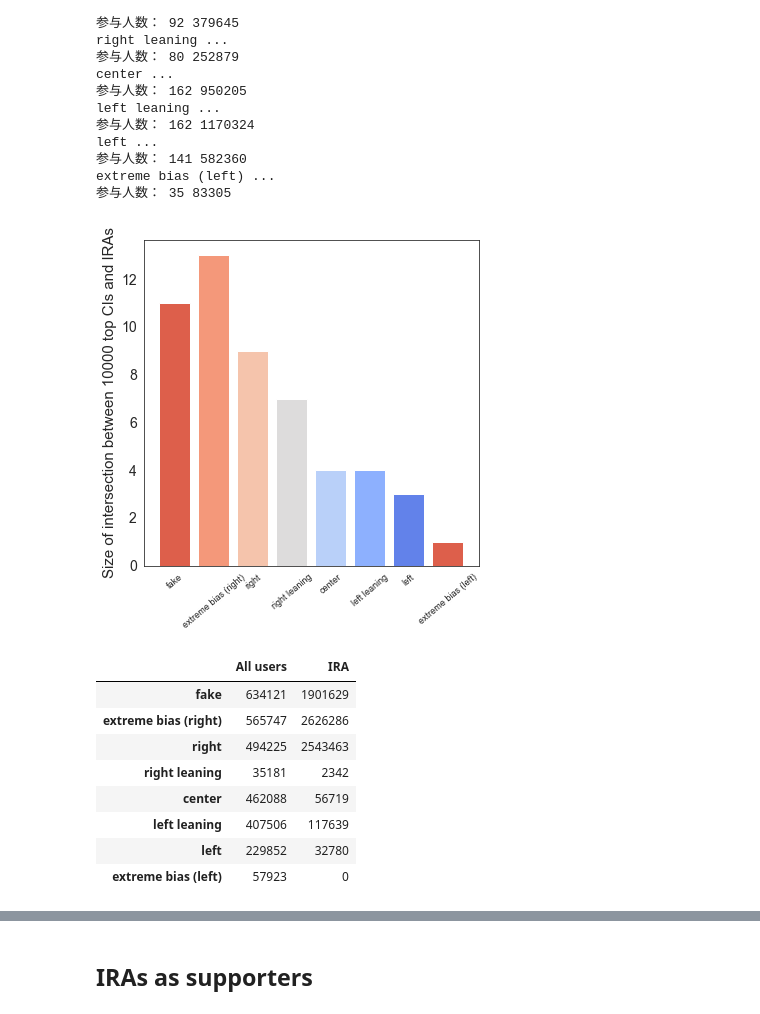
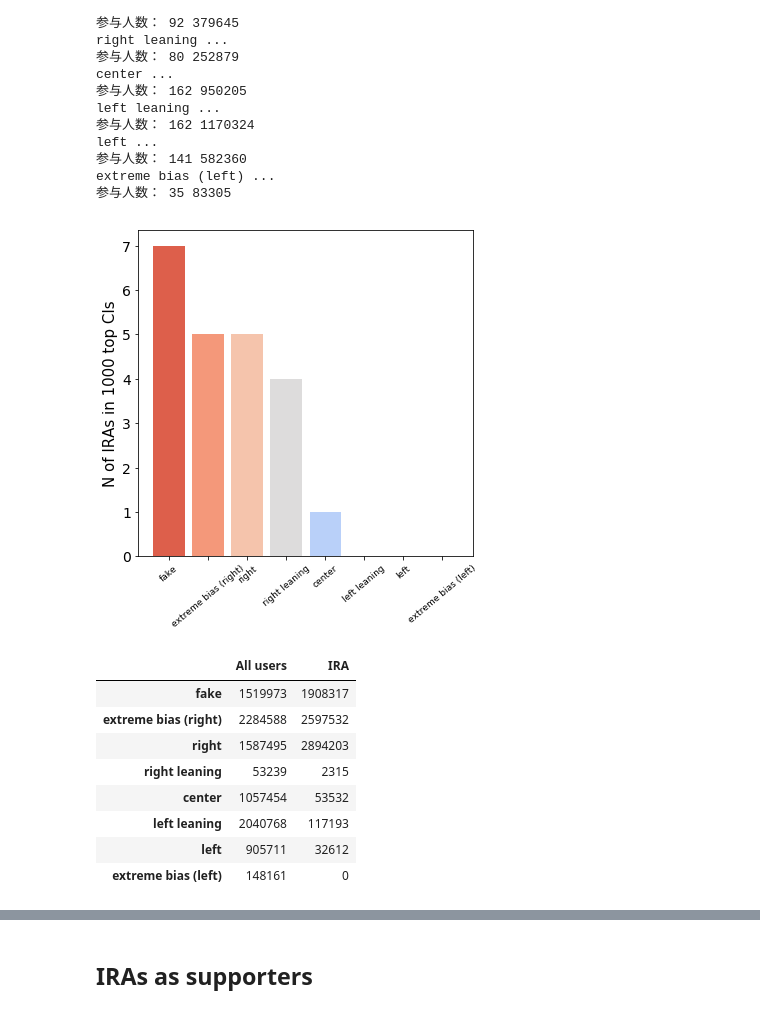
Before and after one commit to kayzhou/fake_news_during_election, a Jupyter notebook: all_tweets.ipynb, the cells around one changed output, grey strips where cells are left out. Drawn from its saved outputs; the diff is of its cells as text; code cells hidden in the pictures.

```diff
--- a/all_tweets.ipynb
+++ b/all_tweets.ipynb
@@ -1517,2 +1479,2 @@ def load_all_users():
 # %%
-all_users = load_all_users()
+all_users = Lebron.load_all_users()
@@ -1808,27 +1771,3 @@ left
 extreme bias (left)
 # %% [markdown]
 用户发source tweets的分布
-# %%
-# USER_TABLE = {}
-
-for i in range(len(map_labels)):
-    lab = map_labels[str(i)]
-    print(lab)
-    plt.figure(figsize=(10, 4))
-    ax = plt.subplot(121)
-    _users = all_users[all_users[lab + "_source"] > 0]
-    _users[lab + "_source"].hist(ax=ax, bins=20)
-    # display(all_users[lab + "_source"].describe())
-    USER_TABLE[lab] = _users[lab + "_source"].describe()
-    plt.yscale("log")
-
-    ax = plt.subplot(122)
-    IRA_users[lab + "_source"].hist(ax=ax, bins=20)
-    plt.yscale("log")
-    if lab == "fake":
-        plt.show()
-    plt.close()
-
-
-# USER_TABLE = pd.DataFrame(USER_TABLE).transpose()
-# USER_TABLE
@@ -1886,13 +1821,15 @@ extreme bias (left) 0
 # %%
 import graph_tool.all as gt
 # %%
+# 可以选择类型，both or out
+
 def build_CI_rank(graph_file):
     g = gt.load_graph(graph_file)
-    user_CI = {g.vp.id[v]: g.vp.CI_both[v] for v in g.vertices()}
+    user_CI = {g.vp.id[v]: g.vp.CI_out[v] for v in g.vertices()}
     st_user_CI = sorted(user_CI.items(), key=lambda d: d[1], reverse=True)
     return user_CI, st_user_CI
 # %%
-top_num = 10000
+top_num = 1000
 
 len_intersection = {}
 dict_CI_value = {}
@@ -1917,7 +1854,7 @@ for label in f_labels:
     IRA_CI_value = int(np.array(IRA_CI_value).mean())
     all_CI_value = int(np.array([[d for d in user_CI.values()]]).mean())
 
-    dict_CI_value[label] = {"IRA": IRA_CI_value, "All users":all_CI_value}
+    dict_CI_value[label] = {"IRA": IRA_CI_value, "All users": all_CI_value}
 # %% [output]
 fake ...
 参与人数： 67 186540
@@ -1938,34 +1875,34 @@ extreme bias (left) ...
 # %%
 def plot_corr(cor):
     # display(cor)
     plt.figure(figsize=(6, 6))
     x = range(len(f_labels))
     for i in x:
         plt.bar(i, cor[f_labels[i]], color=sns.color_palette("coolwarm", 7)[6-i])
     plt.xticks(x, f_labels)
 #     plt.xlabel('Only IRA', fontsize=15)
-    plt.ylabel('Size of intersection between {} top CIs and IRAs'.format(top_num), fontsize=15)
+    plt.ylabel('N of IRAs in {} top CIs'.format(top_num), fontsize=15)
     plt.xticks(fontsize=9, rotation=40); plt.yticks(fontsize=14)
     plt.savefig("fig/size-of-intersection{}.pdf".format(top_num), dpi=300, bbox_inches='tight')
     plt.show()
     plt.tight_layout()
     plt.close()
 
 plot_corr(len_intersection)
 
 compare_CI_value = pd.DataFrame(dict_CI_value).transpose()
 compare_CI_value
 # %% [output]
-[figure, old version]
+[figure, new version]
 |  | All users | IRA |
-| fake | 634121 | 1901629 |
-| extreme bias (right) | 565747 | 2626286 |
-| right | 494225 | 2543463 |
-| right leaning | 35181 | 2342 |
-| center | 462088 | 56719 |
-| left leaning | 407506 | 117639 |
-| left | 229852 | 32780 |
-| extreme bias (left) | 57923 | 0 |
+| fake | 1519973 | 1908317 |
+| extreme bias (right) | 2284588 | 2597532 |
+| right | 1587495 | 2894203 |
+| right leaning | 53239 | 2315 |
+| center | 1057454 | 53532 |
+| left leaning | 2040768 | 117193 |
+| left | 905711 | 32612 |
+| extreme bias (left) | 148161 | 0 |
 # %%
 ax = plt.figure(figsize=(10, 6))
 plt.ylabel("Average CI values", fontsize=15)
```
Also changed, not shown: parts of 31 cells of this notebook, 2 other files.
